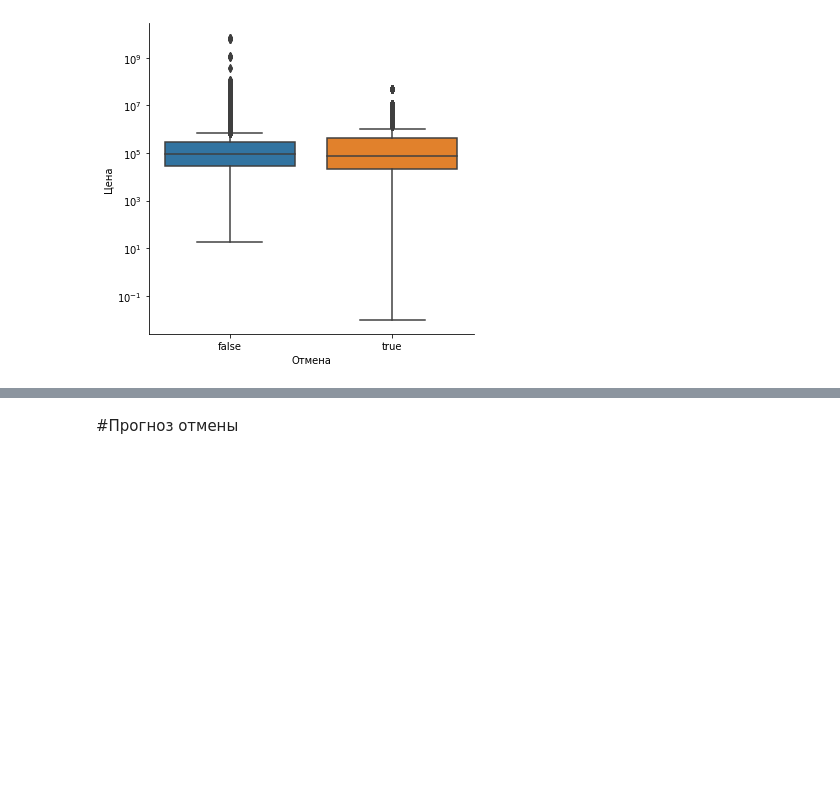
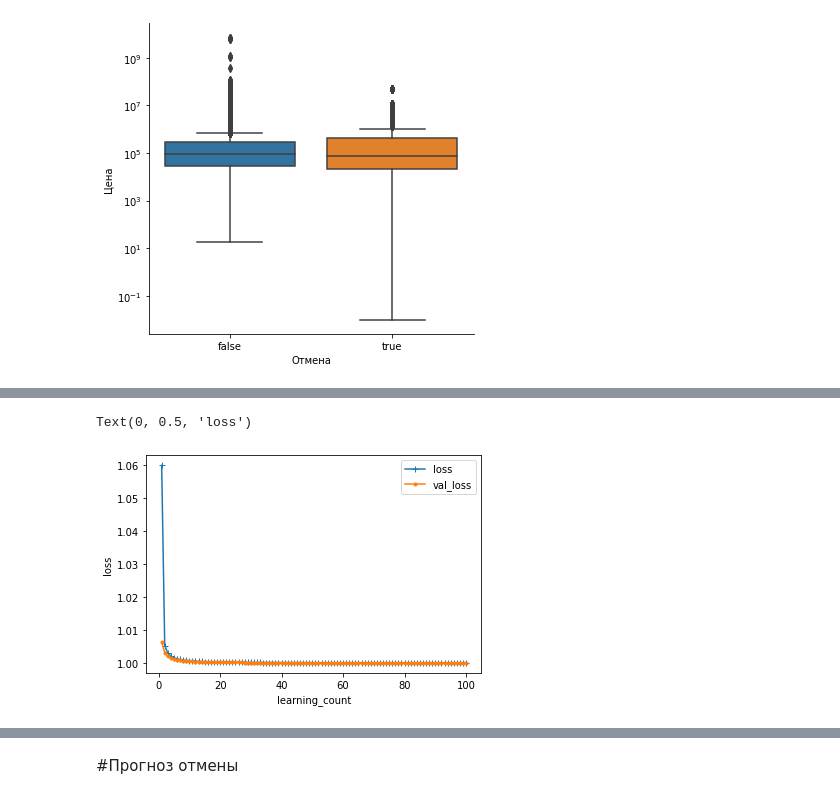
Before and after one commit to danil99152/prediction-of-government-tenders, a Jupyter notebook: auction_prediction.ipynb, the cells around one changed output, grey strips where cells are left out. Drawn from its saved outputs; the diff is of its cells as text; code cells hidden in the pictures; blank space fills up the shorter version.

```diff
--- a/auction_prediction.ipynb
+++ b/auction_prediction.ipynb
@@ -319,0 +349,2 @@ gc.collect()
+# %%
+x_train, x_test, y_train, y_test = train_test_split(x, y, test_size=0.2, shuffle = False)
@@ -319,0 +475,20 @@ gc.collect()
+# %%
+batch_size = 100
+epochs = 100
+learning_rate = 0.01
+
+loss = "mean_squared_error"
+optimizer = optimizers.SGD(lr = learning_rate)
+# %%
+model = Sequential()
+model.add(Dense(units = 100, activation = "sigmoid", input_dim=7, use_bias=True))
+model.add(Dense(units = 100, activation = "sigmoid", use_bias=True))
+model.add(Dense(units = 100, activation = "sigmoid", use_bias=True))
+model.add(Dense(units = 100, activation = "sigmoid", use_bias=True))
+model.add(Dense(units = 1,  activation = "sigmoid"))
+
+model.compile(loss = loss,
+              optimizer = optimizer,
+              metrics = ["accuracy"])
+
+model.summary()
@@ -319,0 +514,25 @@ gc.collect()
+# %%
+history = model.fit(x_train,y_train,
+                    epochs = epochs,
+                    batch_size = batch_size,
+                    verbose = 1,
+                    validation_data = (x_test,y_test),
+                    callbacks=None)
+
+score = model.evaluate(x_test,y_test,verbose = 1)
+print("test loss:",score[0])
+print("test accuracy:",score[1])
+# %%
+loss = history.history["loss"]
+val_loss = history.history["val_loss"]
+
+learning_count = len(loss)+1
+
+plt.plot(range(1,learning_count),loss,marker = "+",label = "loss")
+plt.plot(range(1,learning_count),val_loss,marker = ".",label = "val_loss")
+plt.legend(loc = "best",fontsize = 10)
+plt.xlabel("learning_count")
+plt.ylabel("loss")
+# %% [output]
+Text(0, 0.5, 'loss')
+[figure, added]
```
Also changed, not shown: parts of 32 cells of this notebook.
